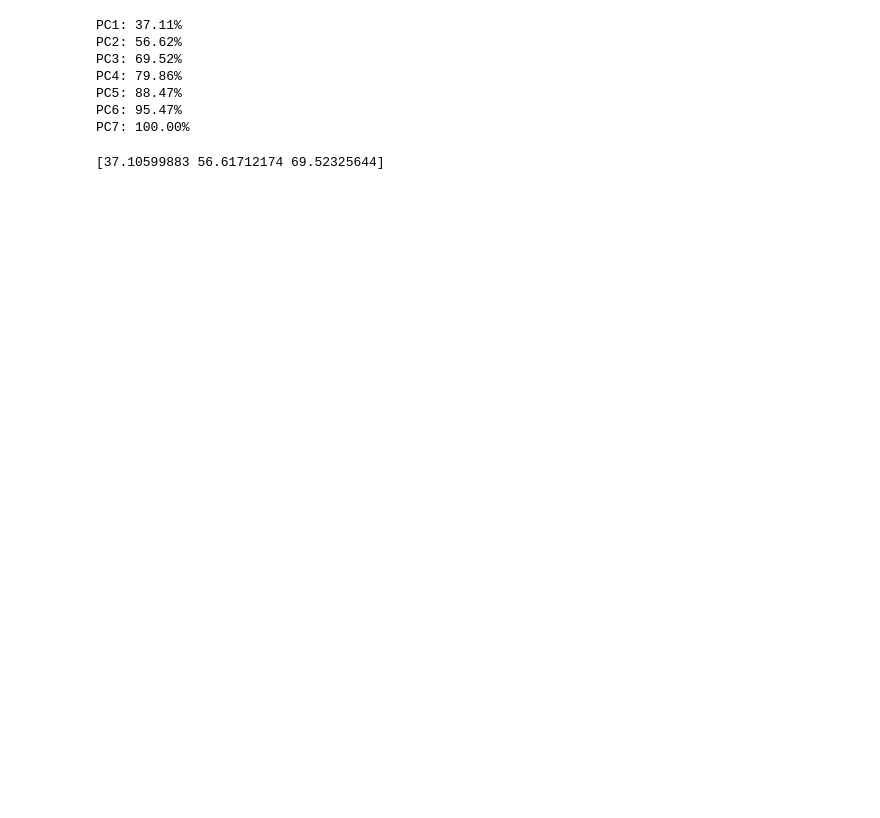
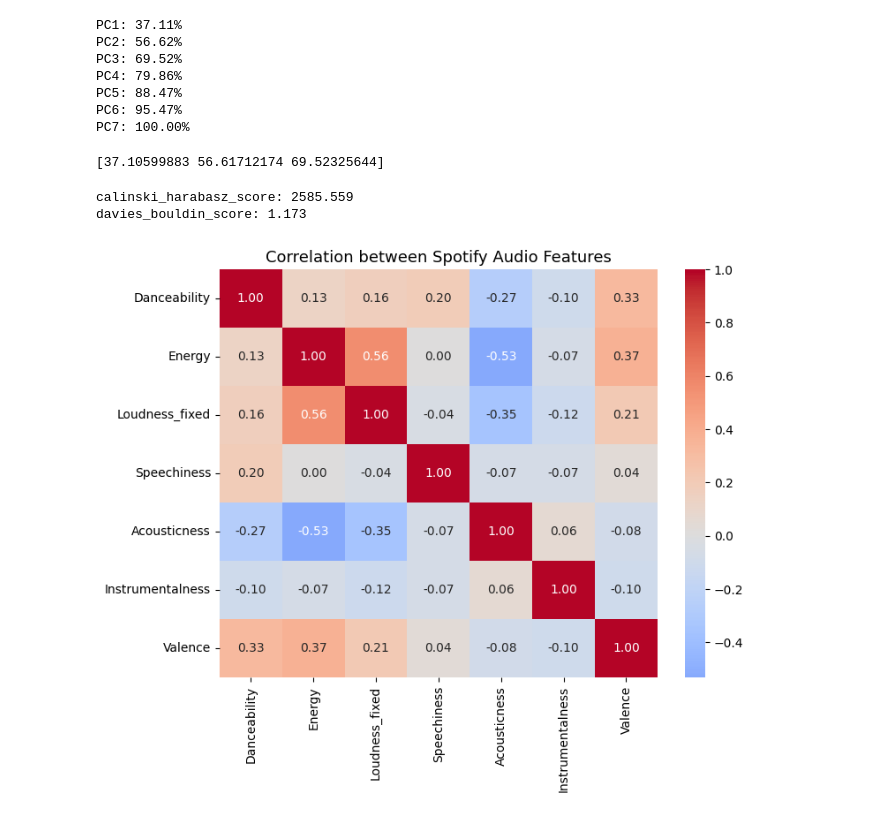
Before and after one commit to ashrafbadalof/Spotify-Project, a Jupyter notebook: Spotify_Dataset.ipynb, the cells around one changed output. Saved outputs shown, nothing was run; the diff lists cells and outputs as text; code cells hidden in the pictures; blank space fills up the shorter version.

```diff
--- a/Spotify_Dataset.ipynb
+++ b/Spotify_Dataset.ipynb
@@ -561,3 +564,26 @@ X_pca = pca.fit_transform(X_scaled_df.drop(['Clusters', 'Confidence', 'Title', '
 print(np.cumsum(pca.explained_variance_ratio_) * 100)
 # %% [output]
 [37.10599883 56.61712174 69.52325644]
+# %%
+from sklearn.metrics import calinski_harabasz_score, davies_bouldin_score
+
+ch_score = calinski_harabasz_score(X_pca, labels)
+db_score = davies_bouldin_score(X_pca, labels)
+
+print(f'calinski_harabasz_score: {ch_score:.3f}')
+print(f'davies_bouldin_score: {db_score:.3f}')
+# %% [output]
+calinski_harabasz_score: 2585.559
+davies_bouldin_score: 1.173
+# %%
+features = ['Danceability', 'Energy', 'Loudness_fixed',
+            'Speechiness', 'Acousticness', 'Instrumentalness', 'Valence']
+
+corr = data[features].corr()
+
+plt.figure(figsize=(8,6))
+sns.heatmap(corr, annot=True, cmap='coolwarm', fmt=".2f", center=0)
+plt.title("Correlation between Spotify Audio Features", fontsize=13)
+plt.show()
+# %% [output]
+[figure, added]
```
Also changed, not shown: parts of 11 cells of this notebook.
